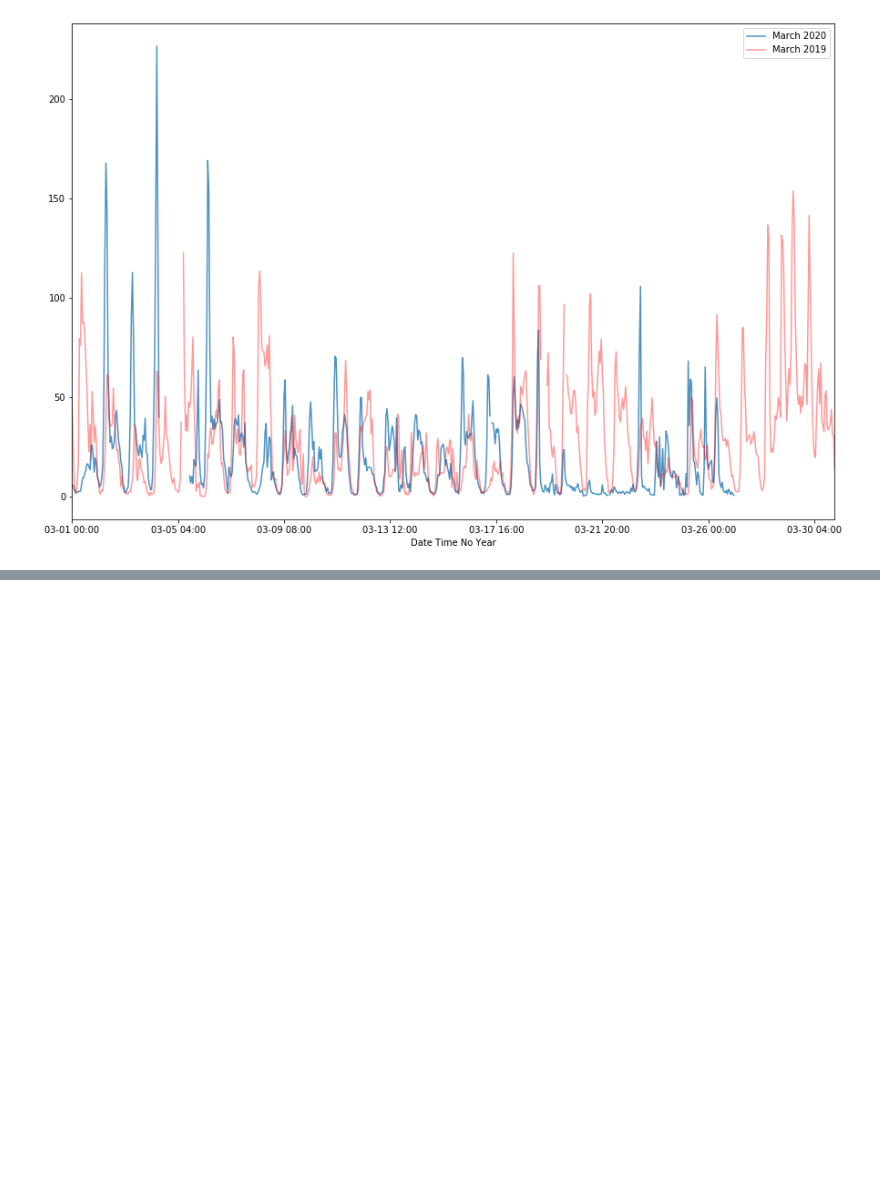
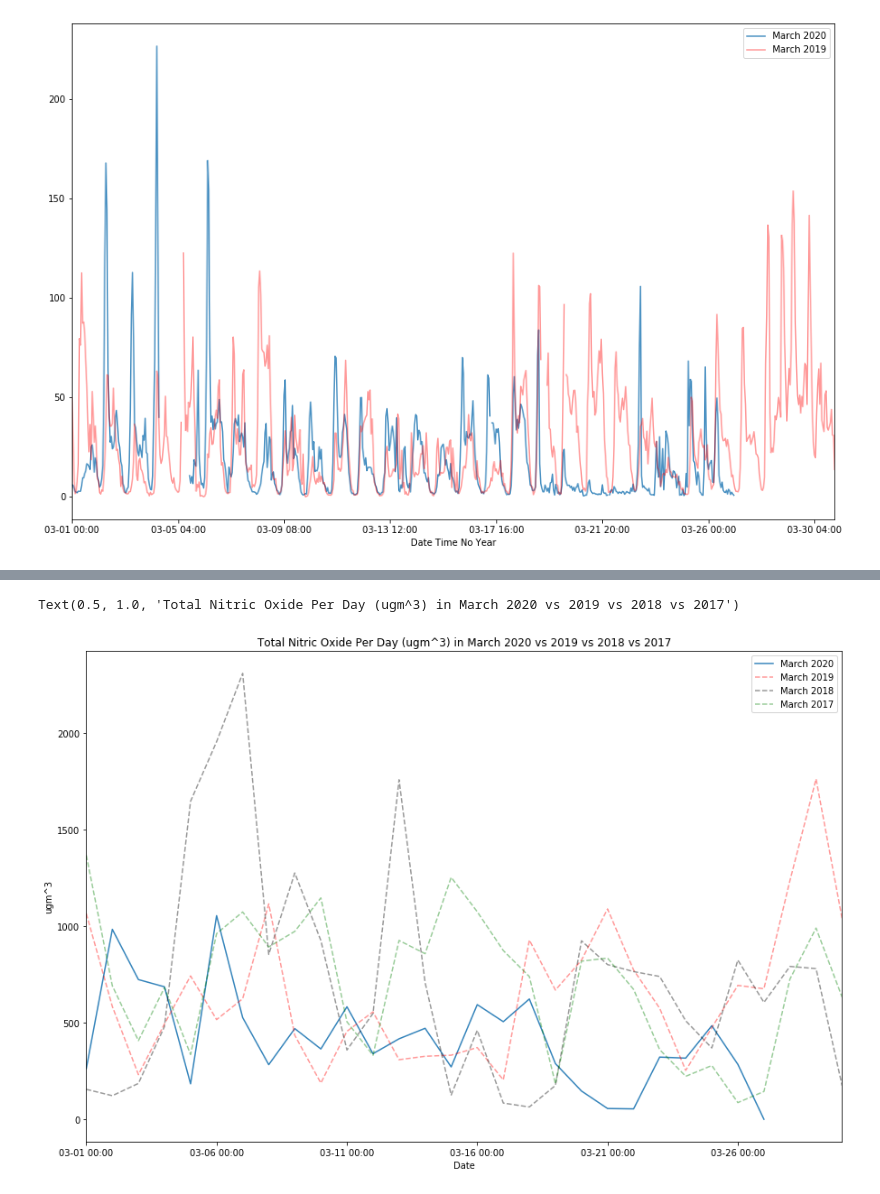
Before and after one commit to productivityboyz/Air-Pollution-Project, a Jupyter notebook: Derby Air Pollution.ipynb, the cells around one changed output, grey strips where cells are left out. Drawn from its saved outputs; the diff is of its cells as text; code cells hidden in the pictures; blank space fills up the shorter version.

```diff
--- a/Derby Air Pollution.ipynb
+++ b/Derby Air Pollution.ipynb
@@ -408,0 +249,19 @@ ax.legend(['March 2020 Total Nitric Oxide per day','March 2019 Nitric Oxide per
+# %%
+fig, ax = subplots()
+
+df_2020_mar_day_noyear['Nitric oxide'].plot(figsize=(15,10),ax=ax,alpha=0.9)
+df_2019_mar_day_noyear['Nitric oxide'].plot(figsize=(15,10),ax=ax,alpha=0.4,color='red',ls='--')
+df_2018_mar_day_noyear['Nitric oxide'].plot(figsize=(15,10),ax=ax,alpha=0.4,color='black',ls='--')
+df_2017_mar_day_noyear['Nitric oxide'].plot(figsize=(15,10),ax=ax,alpha=0.4,color='green',ls='--')
+ax.legend(['March 2020',
+           'March 2019',
+          'March 2018',
+           'March 2017'])
+ax.set_ylabel(unit)
+ax.set_xlabel('Date')
+ax.set_title('Total Nitric Oxide Per Day (ugm^3) in March 2020 vs 2019 vs 2018 vs 2017')
+#ax.set_xticks(np.arange(len(df_2019_mar_day_noyear)))
+#plt.xticks(rotation=90)
+# %% [output]
+Text(0.5, 1.0, 'Total Nitric Oxide Per Day (ugm^3) in March 2020 vs 2019 vs 2018 vs 2017')
+[figure, added]
```
Also changed, not shown: parts of 34 cells of this notebook, 1 other file.
